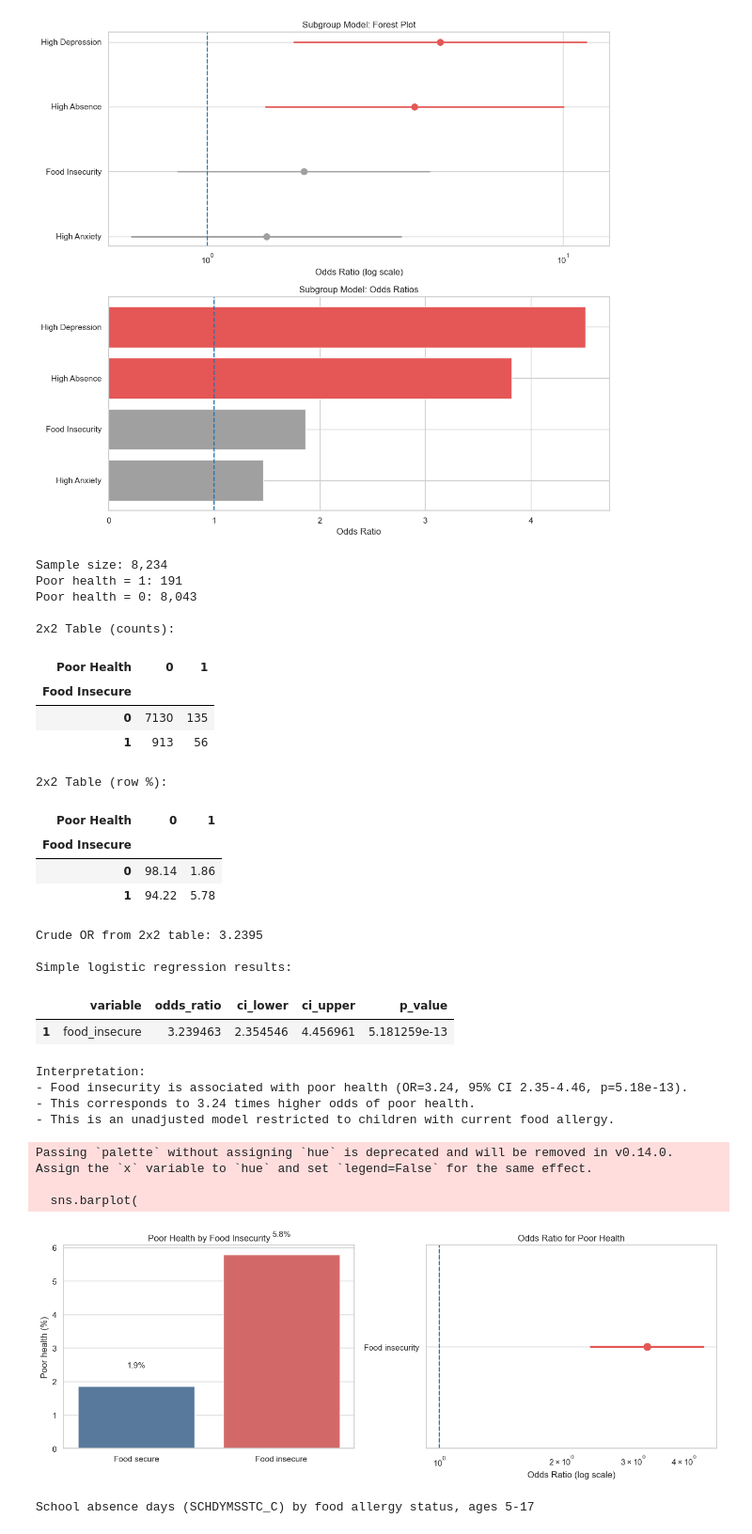
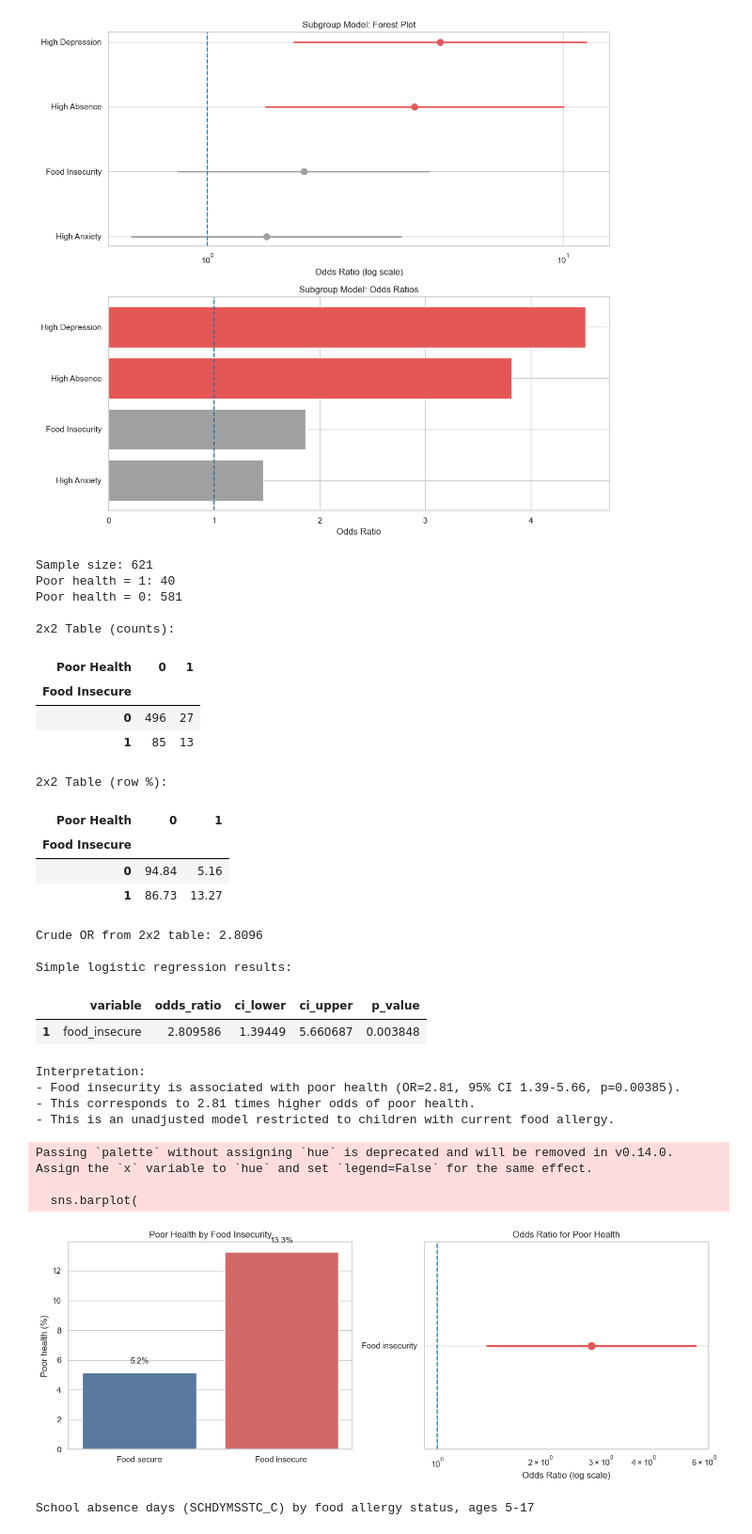
Before and after one commit to woochul152/Integrating_Populaiton_Health_Informatics, a Jupyter notebook: Child_Food_Allergy.ipynb, the cells around one changed output. Shown at 94% size. Saved outputs shown, nothing was run; the diff lists cells and outputs as text; code cells hidden in the pictures.

```diff
--- a/Child_Food_Allergy.ipynb
+++ b/Child_Food_Allergy.ipynb
@@ -2022,6 +2056,7 @@ import numpy as np
 import statsmodels.api as sm
 import matplotlib.pyplot as plt
 import seaborn as sns
+from scipy import stats
 from IPython.display import display
 
 # =========================================================
@@ -2034,8 +2069,8 @@ from IPython.display import display
 df = child_data.copy()
 
 # Restrict to children with current food allergy
-# curfood = pd.to_numeric(df["CURFOOD_C"], errors="coerce")
-# df = df[curfood == 1].copy()
+curfood = pd.to_numeric(df["CURFOOD_C"], errors="coerce")
+df = df[curfood == 1].copy()
 
 # Outcome: poor health (4/5 = 1, 1/2/3 = 0)
 ph = pd.to_numeric(df["PHSTAT_C"], errors="coerce")
@@ -2173,45 +2208,45 @@ sig_color = "#E45756" if row["p_value"] < 0.05 else "#A0A0A0"
 
 axes[1].plot([ci_low, ci_high], [0, 0], color=sig_color, linewidth=2.5)
 axes[1].scatter(or_val, 0, color=sig_color, s=90, zorder=3)
 axes[1].axvline(1, color="#1F77B4", linestyle="--", linewidth=1.5)
 
 axes[1].set_xscale("log")
 axes[1].set_yticks([0])
 axes[1].set_yticklabels(["Food insecurity"])
 axes[1].set_xlabel("Odds Ratio (log scale)")
 axes[1].set_title("Odds Ratio for Poor Health")
 axes[1].set_ylim(-0.8, 0.8)
 
 plt.tight_layout()
 plt.show()
 # %% [output]
-Sample size: 8,234
-Poor health = 1: 191
-Poor health = 0: 8,043
+Sample size: 621
+Poor health = 1: 40
+Poor health = 0: 581
 
 2x2 Table (counts):
 | Poor Health | 0 | 1 |
 | Food Insecure |  |  |
-| 0 | 7130 | 135 |
-| 1 | 913 | 56 |
+| 0 | 496 | 27 |
+| 1 | 85 | 13 |
 2x2 Table (row %):
 | Poor Health | 0 | 1 |
 | Food Insecure |  |  |
-| 0 | 98.14 | 1.86 |
-| 1 | 94.22 | 5.78 |
+| 0 | 94.84 | 5.16 |
+| 1 | 86.73 | 13.27 |
-Crude OR from 2x2 table: 3.2395
+Crude OR from 2x2 table: 2.8096
 
 Simple logistic regression results:
 |  | variable | odds_ratio | ci_lower | ci_upper | p_value |
-| 1 | food_insecure | 3.239463 | 2.354546 | 4.456961 | 5.181259e-13 |
+| 1 | food_insecure | 2.809586 | 1.39449 | 5.660687 | 0.003848 |
 Interpretation:
-- Food insecurity is associated with poor health (OR=3.24, 95% CI 2.35-4.46, p=5.18e-13).
-- This corresponds to 3.24 times higher odds of poor health.
+- Food insecurity is associated with poor health (OR=2.81, 95% CI 1.39-5.66, p=0.00385).
+- This corresponds to 2.81 times higher odds of poor health.
 - This is an unadjusted model restricted to children with current food allergy.
 Passing `palette` without assigning `hue` is deprecated and will be removed in v0.14.0. Assign the `x` variable to `hue` and set `legend=False` for the same effect.
 
   sns.barplot(
-[figure, old version]
+[figure, new version]
 # %%
 # School absence days <-> Food Allergy
 
```
Also changed, not shown: parts of 3 cells of this notebook, 5 other files.
